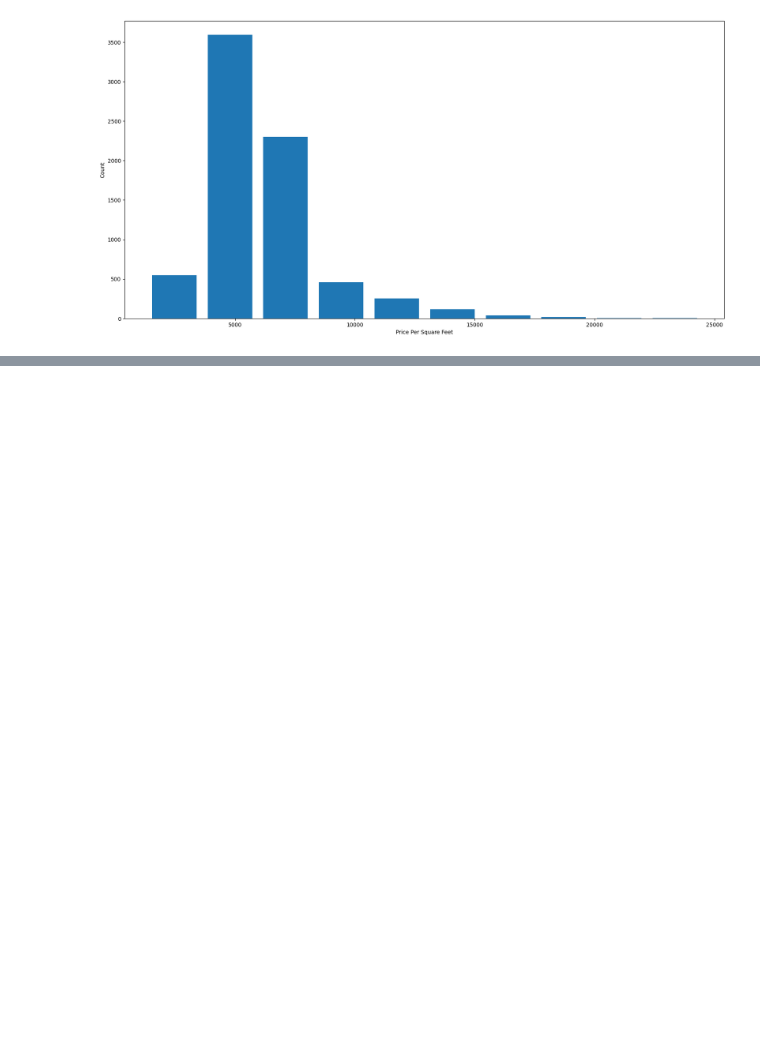
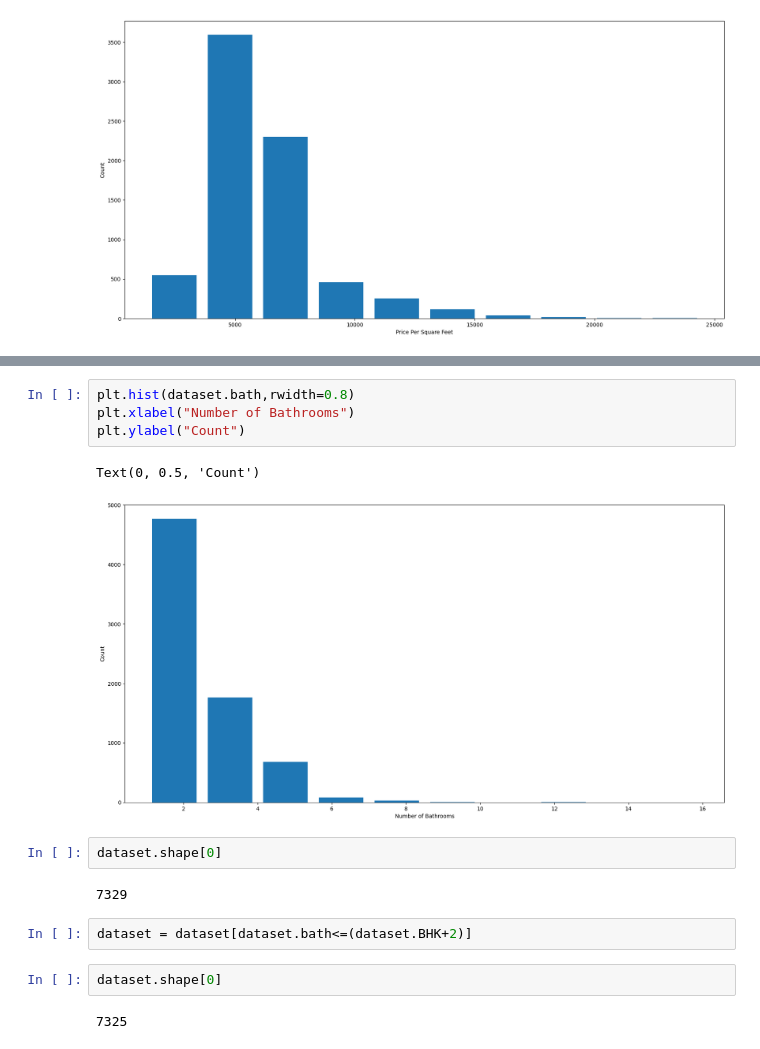
Before and after one commit to Vritant-Chopra/Bangalore-House-Price-Prediction, a Jupyter notebook: Bangalore_House_Price_Prediction.ipynb, the cells around one changed output, grey strips where cells are left out. Drawn from its saved outputs; the diff is of its cells as text; blank space fills up the shorter version.

```diff
--- a/Bangalore_House_Price_Prediction.ipynb
+++ b/Bangalore_House_Price_Prediction.ipynb
@@ -335,0 +349,17 @@ Text(0, 0.5, 'Count')
+# %%
+plt.hist(dataset.bath,rwidth=0.8)
+plt.xlabel("Number of Bathrooms")
+plt.ylabel("Count")
+# %% [output]
+Text(0, 0.5, 'Count')
+[figure, added]
+# %%
+dataset.shape[0]
+# %% [output]
+7329
+# %%
+dataset = dataset[dataset.bath<=(dataset.BHK+2)]
+# %%
+dataset.shape[0]
+# %% [output]
+7325
```
Also changed, not shown: parts of 18 cells of this notebook.
